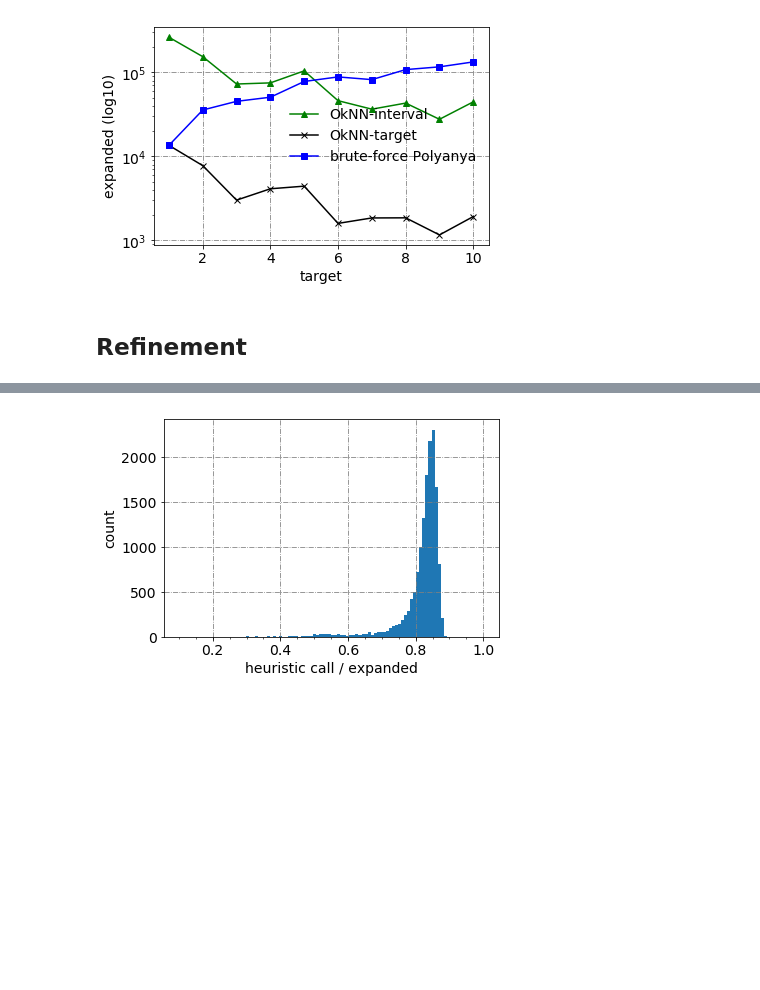
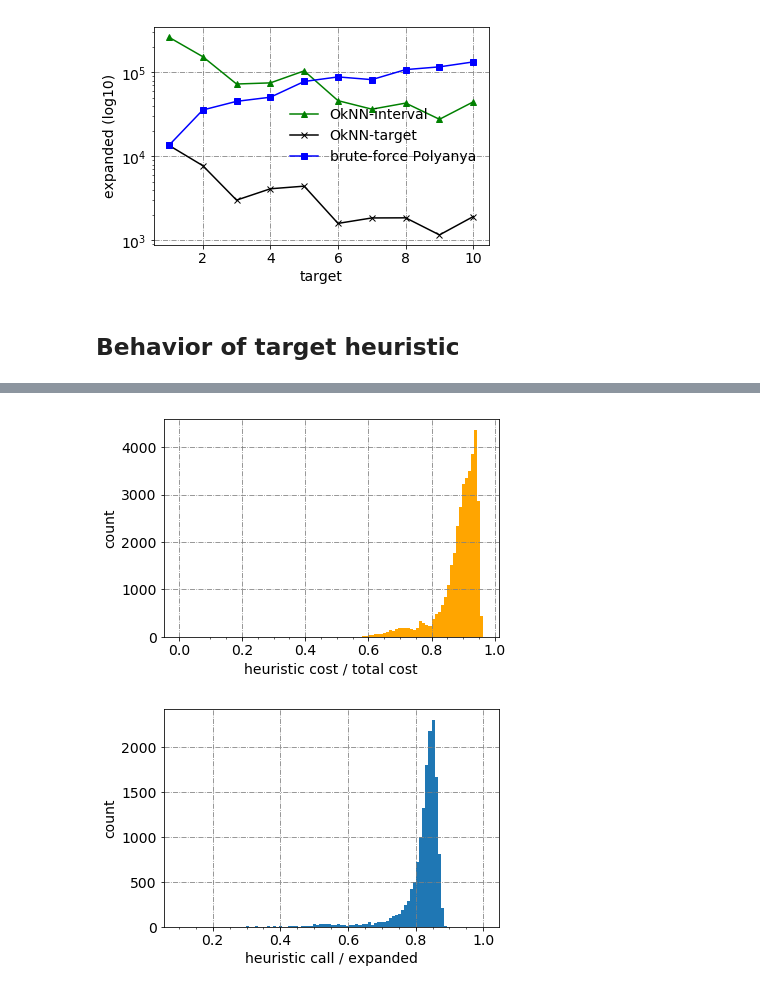
Before and after one commit to eggeek/Nav-Mesh-OkNN, a Jupyter notebook: analysis/Analysis.ipynb, the cells around one changed output, grey strips where cells are left out. Drawn from its saved outputs; the diff is of its cells as text; code cells hidden in the pictures; blank space fills up the shorter version.

Commit message:
add target heuristic behavior analysis

```diff
--- a/analysis/Analysis.ipynb
+++ b/analysis/Analysis.ipynb
@@ -436,8 +436,8 @@ plot_graph('target', 'expanded (log10)', list(xs.values()), list(ys.values()), a
            ylim=gen_ylim, saveto=saveto)
 # %% [output]
 [figure]
-# %% [markdown]
-## Refinement
+# %% [markdown]
+## Behavior of target heuristic
 # %%
 import matplotlib.ticker
 # %%
@@ -449,6 +449,19 @@ df1.head()
 | 2 | 1 | 6440.58 | 20979.8 | 33216 | 743.674 | 238 | 558.0 | 199 | 0 | 778.199 | ... |
 | 3 | 1 | 5625.86 | 21940.7 | 33686 | 389.752 | 136 | 299.0 | 114 | 0 | 488.656 | ... |
 | 4 | 1 | 35933.90 | 3484.6 | 8183 | 12820.600 | 3459 | 9149.0 | 2943 | 0 | 137170.000 | ... |
+# %%
+# hcall ratio
+df = df1.copy()
+df['hratio'] = df.hcost / df.cost_hi
+fig, ax = plt.subplots()
+ax.set_xlabel('heuristic cost / total cost')
+ax.set_ylabel('count')
+ax.set_xticks(np.arange(0.1, 1.0, 0.05), minor=True)
+plt.hist(df.hratio, bins=100, color='orange')
+plt.grid(True)
+fig.savefig('./figs/hcost.png', bbox_inches='tight')
+# %% [output]
+[figure, added]
 # %%
 # lazy-compute
 df = df1.copy()
```
Also changed, not shown: parts of 1 cell of this notebook.
